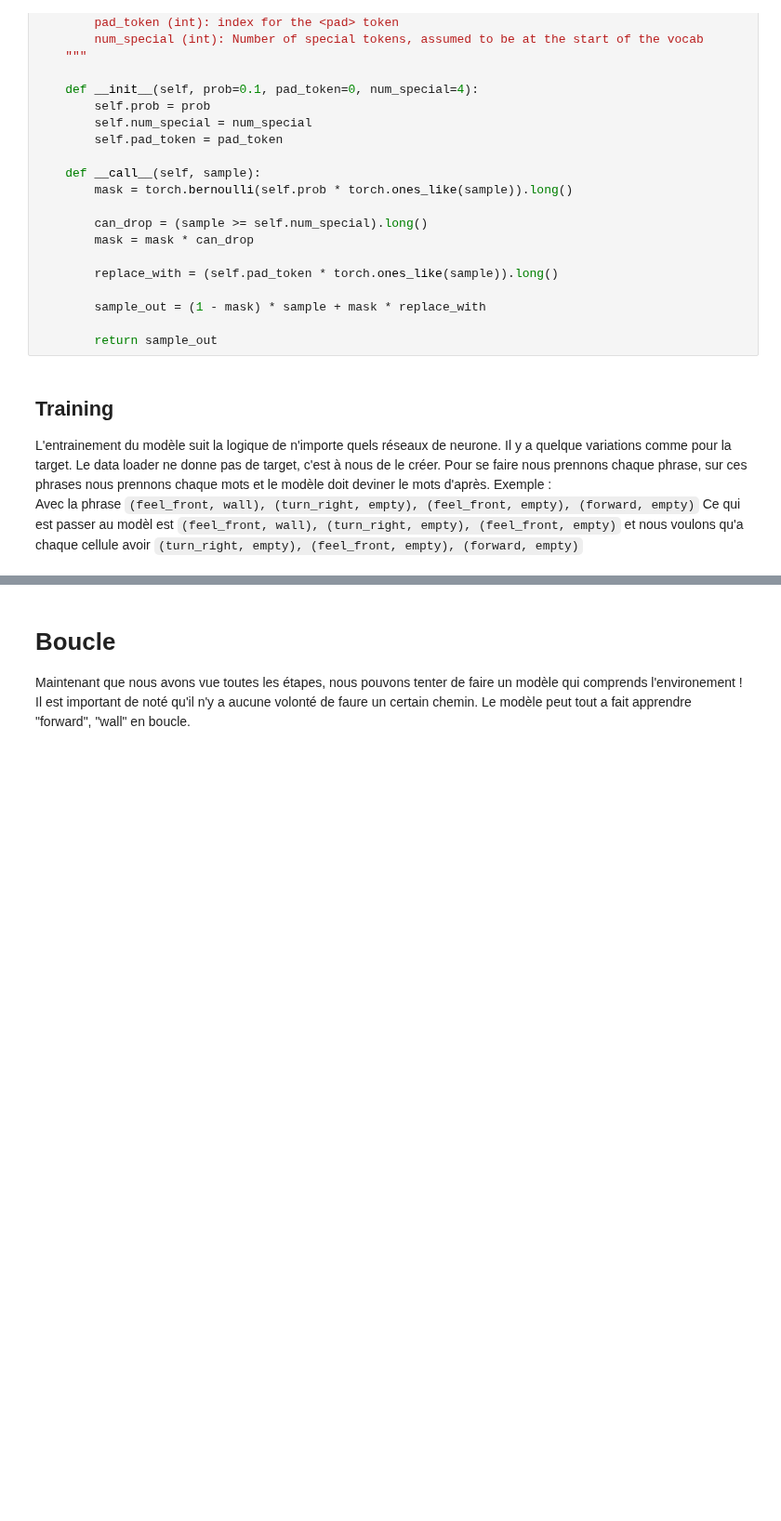
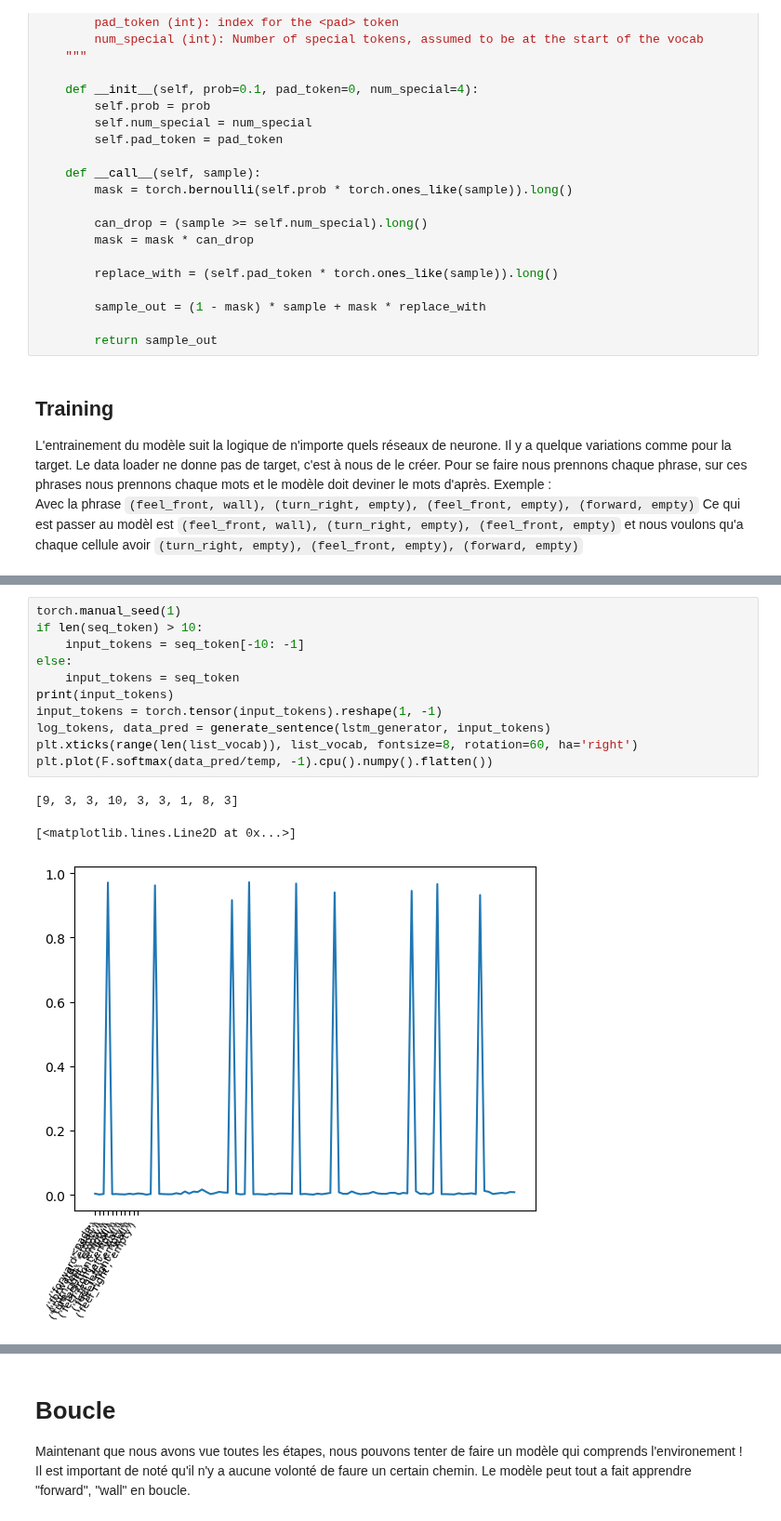
Before and after one commit to PEmarrel/Dpt_transformers, a Jupyter notebook: LSTMGen.ipynb, the cells around one changed output, grey strips where cells are left out. Shown at 93% size. Saved outputs shown, nothing was run; the diff lists cells and outputs as text; blank space fills up the shorter version.

```diff
--- a/LSTMGen.ipynb
+++ b/LSTMGen.ipynb
@@ -467,0 +543,15 @@ Text(0.5, 1.0, 'Entropy')
+# %%
+torch.manual_seed(1)
+if len(seq_token) > 10:
+    input_tokens = seq_token[-10: -1]
+else:
+    input_tokens = seq_token
+print(input_tokens)
+input_tokens = torch.tensor(input_tokens).reshape(1, -1)
+log_tokens, data_pred = generate_sentence(lstm_generator, input_tokens)
+plt.xticks(range(len(list_vocab)), list_vocab, fontsize=8, rotation=60, ha='right')
+plt.plot(F.softmax(data_pred/temp, -1).cpu().numpy().flatten())
+# %% [output]
+[9, 3, 3, 10, 3, 3, 1, 8, 3]
+[<matplotlib.lines.Line2D at 0x...>]
+[figure, added]
```
Also changed, not shown: parts of 21 cells of this notebook.
